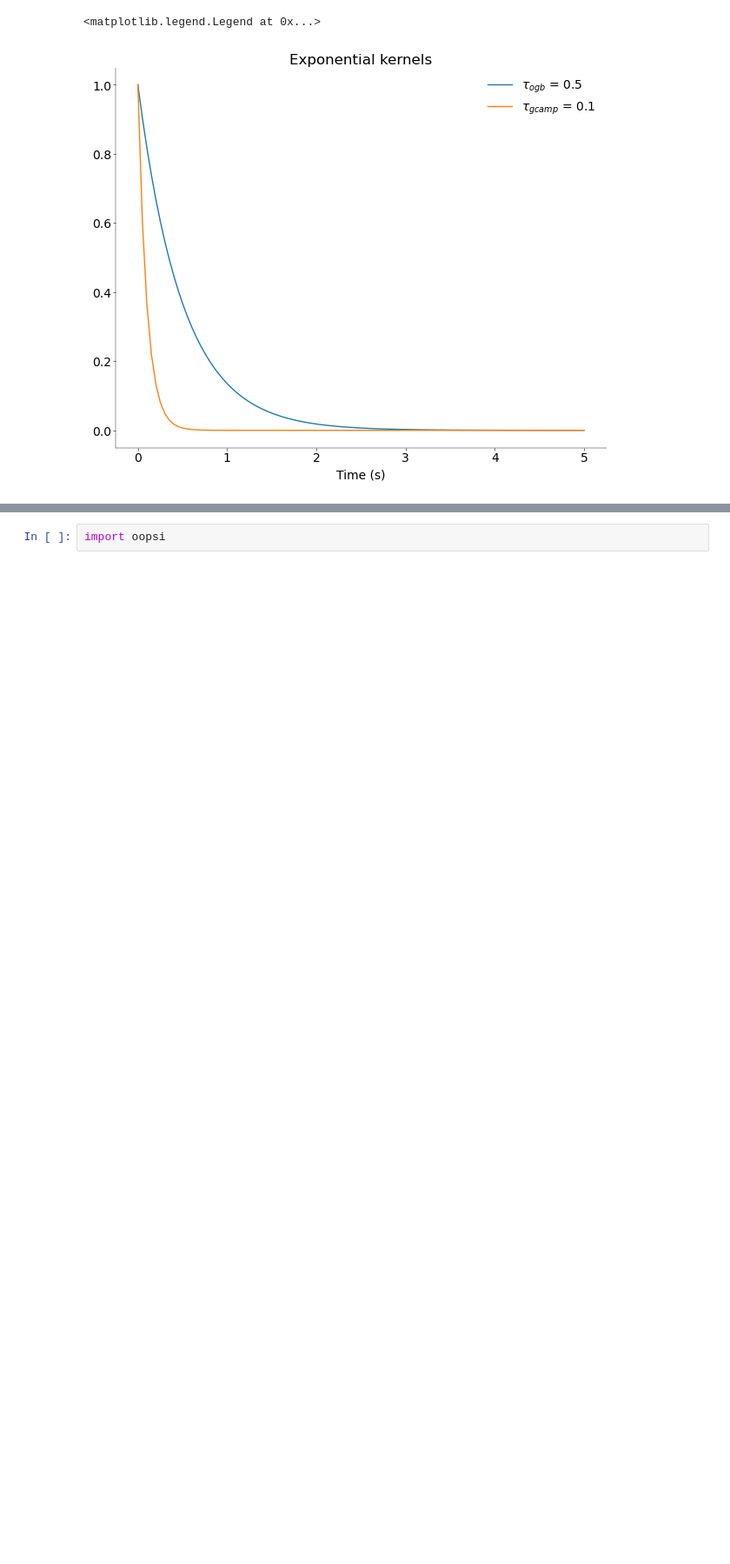
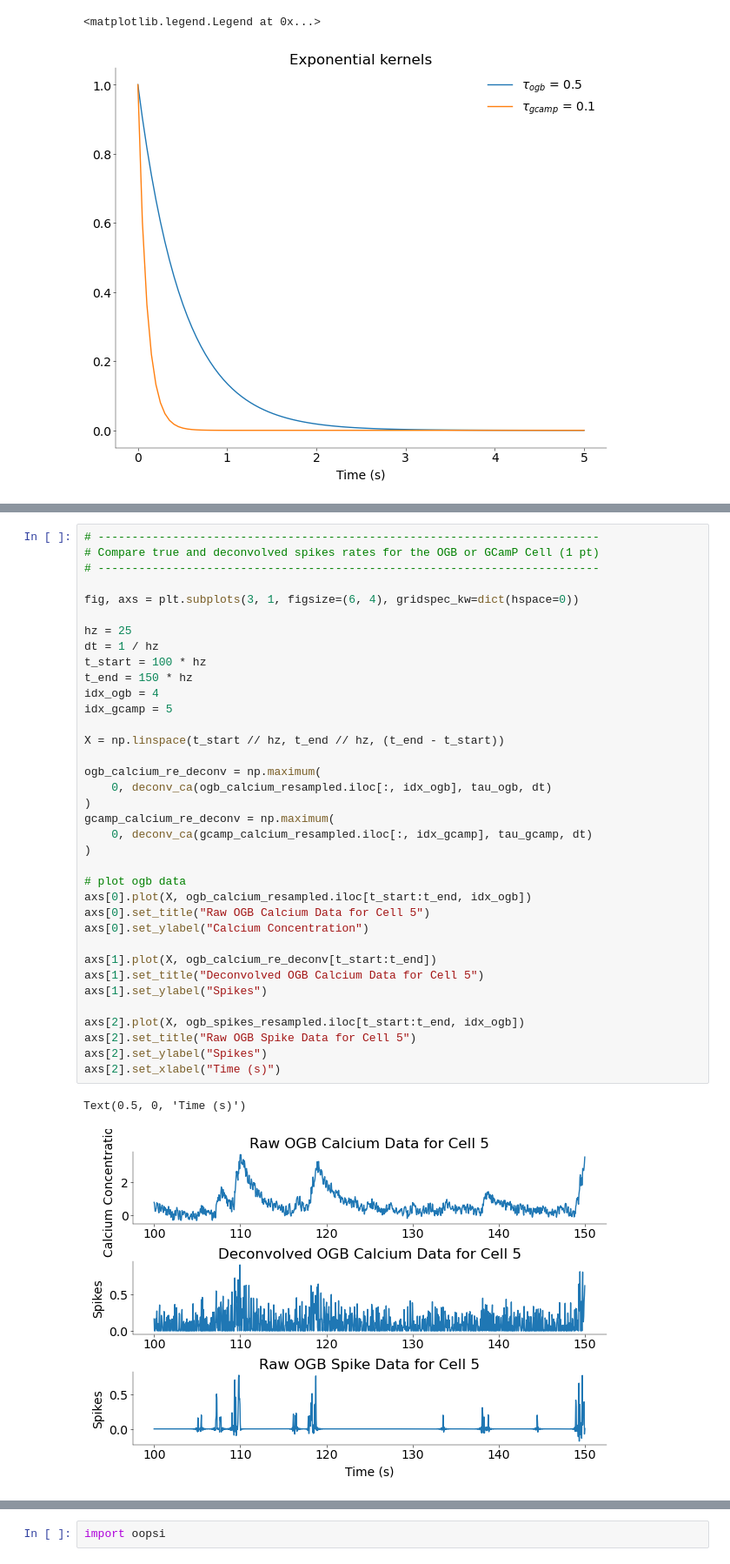
Before and after one commit to madhavi2104/Neural_Data_Science, a Jupyter notebook: CL3/CodingLab3 (1).ipynb, the cells around one changed output, grey strips where cells are left out. Shown at 87% size. Saved outputs shown, nothing was run; the diff lists cells and outputs as text; blank space fills up the shorter version.

```diff
--- a/CL3/CodingLab3 (1).ipynb
+++ b/CL3/CodingLab3 (1).ipynb
@@ -301,6 +336,45 @@ axs[2].set_xlabel("Time (s)")
 # %% [output]
 Text(0.5, 0, 'Time (s)')
 [figure]
+# %%
+# --------------------------------------------------------------------------
+# Compare true and deconvolved spikes rates for the OGB or GCamP Cell (1 pt)
+# --------------------------------------------------------------------------
+
+fig, axs = plt.subplots(3, 1, figsize=(6, 4), gridspec_kw=dict(hspace=0))
+
+hz = 25
+dt = 1 / hz
+t_start = 100 * hz
+t_end = 150 * hz
+idx_ogb = 4
+idx_gcamp = 5
+
+X = np.linspace(t_start // hz, t_end // hz, (t_end - t_start))
+
+ogb_calcium_re_deconv = np.maximum(
+    0, deconv_ca(ogb_calcium_resampled.iloc[:, idx_ogb], tau_ogb, dt)
+)
+gcamp_calcium_re_deconv = np.maximum(
+    0, deconv_ca(gcamp_calcium_resampled.iloc[:, idx_gcamp], tau_gcamp, dt)
+)
+
+# plot ogb data
+axs[0].plot(X, ogb_calcium_resampled.iloc[t_start:t_end, idx_ogb])
+axs[0].set_title("Raw OGB Calcium Data for Cell 5")
+axs[0].set_ylabel("Calcium Concentration")
+
+axs[1].plot(X, ogb_calcium_re_deconv[t_start:t_end])
+axs[1].set_title("Deconvolved OGB Calcium Data for Cell 5")
+axs[1].set_ylabel("Spikes")
+
+axs[2].plot(X, ogb_spikes_resampled.iloc[t_start:t_end, idx_ogb])
+axs[2].set_title("Raw OGB Spike Data for Cell 5")
+axs[2].set_ylabel("Spikes")
+axs[2].set_xlabel("Time (s)")
+# %% [output]
+Text(0.5, 0, 'Time (s)')
+[figure, added]
 # %% [markdown]
 ## Task 3: Run more complex algorithm
 
```
Also changed, not shown: parts of 13 cells of this notebook.
